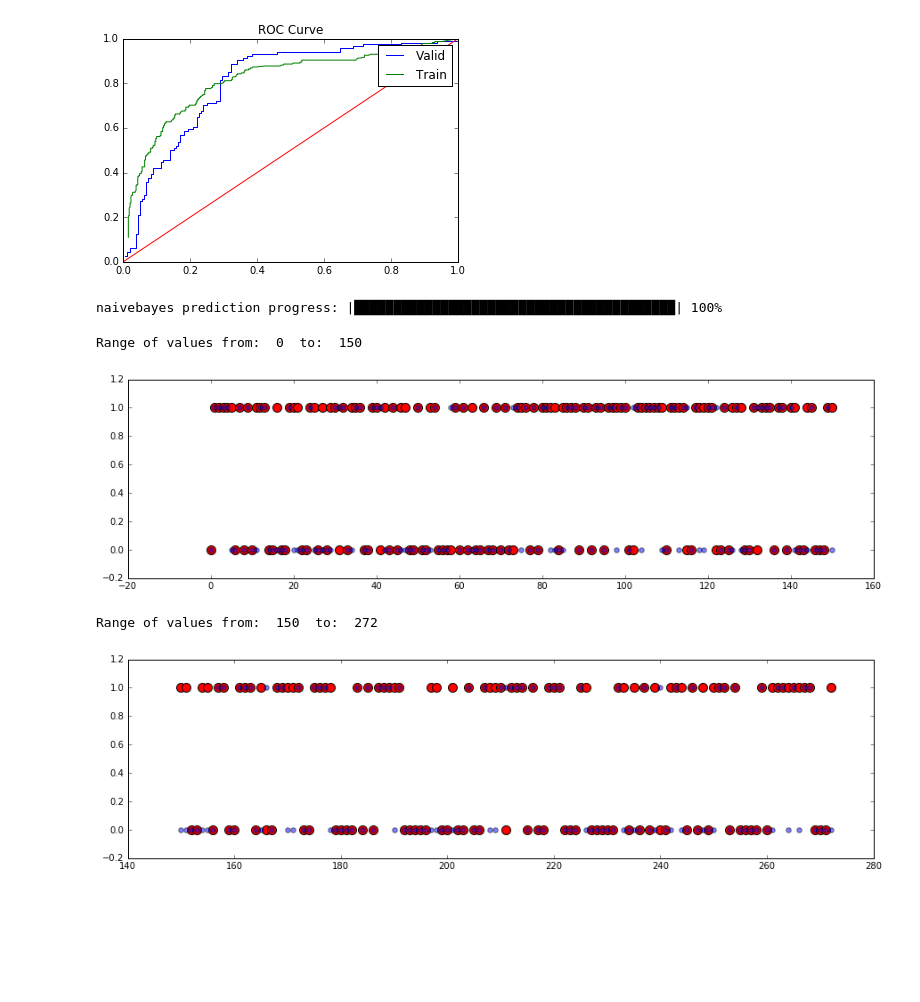
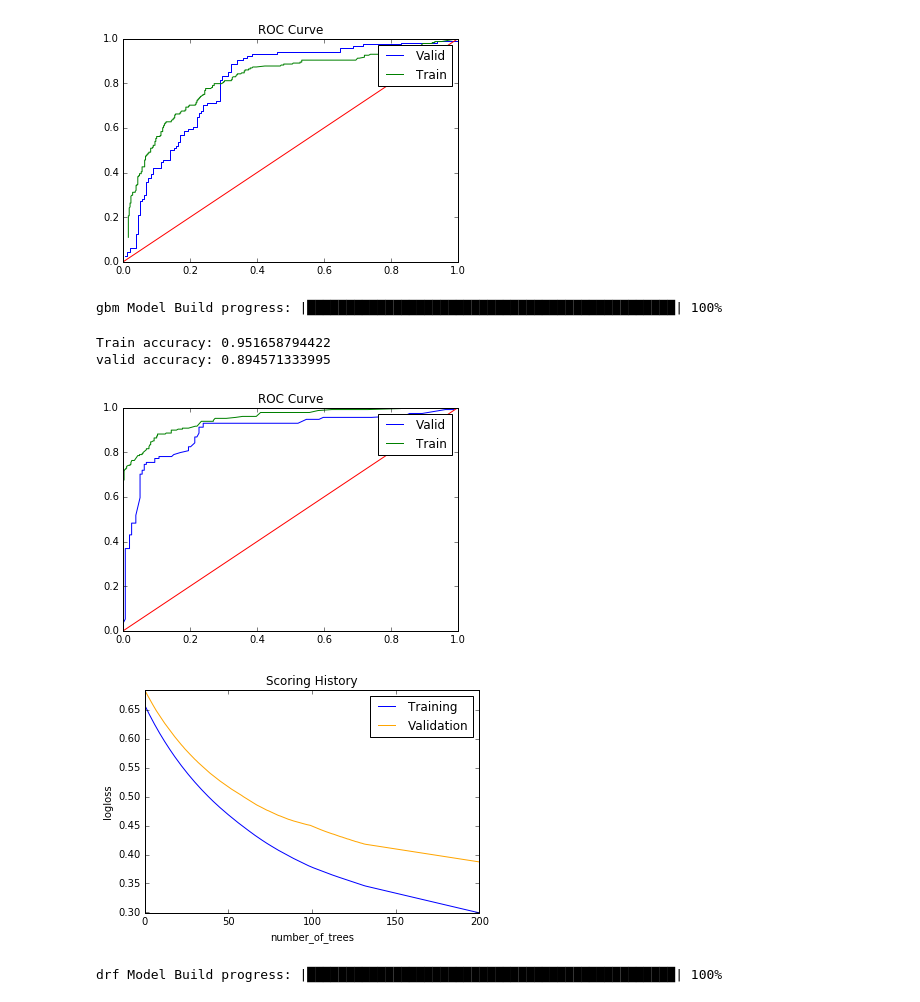
Before and after one commit to hamzafar/titanic_competition, a Jupyter notebook: Visualize the effect of Ensemble Model..ipynb, the cells around one changed output. Cells and saved outputs as stored; diff of their text form; code cells hidden in the pictures; blank space fills up the shorter version.

```diff
--- a/Visualize the effect of Ensemble Model..ipynb
+++ b/Visualize the effect of Ensemble Model..ipynb
@@ -134,6 +135,31 @@ model_performance(my_nb)
 Train accuracy: 0.814524291498
 valid accuracy: 0.806658942955
 [figure]
+# %%
+# Train a GBM
+my_gbm = H2OGradientBoostingEstimator(ntrees=200,
+                                      max_depth=5,
+                                      min_rows=3,
+                                      learn_rate=0.01,
+                                      seed=1,
+                                     model_id="my_gbm",)
+my_gbm.train(x = input_name, y = response, training_frame=hdf_train, validation_frame=hdf_validate)
+# %% [output]
+gbm Model Build progress: |███████████████████████████████████████████████| 100%
+# %%
+model_performance(my_gbm)
+my_gbm.plot()
+# %% [output]
+Train accuracy: 0.951658794422
+valid accuracy: 0.894571333995
+[figure, added]
+[figure, added]
+# %%
+my_rf = H2ORandomForestEstimator(ntrees=100,
+                                 seed=1)
+my_rf.train(x = input_name, y = response, training_frame=hdf_train, validation_frame=hdf_validate)
+# %% [output]
+drf Model Build progress: |███████████████████████████████████████████████| 100%
 # %%
 def get_dataframe(model, data, class_col = 'Survived', predict_col = 'predict'):
     tmp_df = model.predict(data)['predict']
@@ -166,10 +192,6 @@ def plot_misclassified_dynamically(data, start, end, step, x_col, y1_col, y2_col
         Y2 = data.ix[r[i]:r[i+1], y2_col]
 
         plot_misclassified(x=X, y1=Y1, y2=Y2)
-# %%
-pred_df = get_dataframe(my_nb,hdf_validate)
-# %% [output]
-naivebayes prediction progress: |█████████████████████████████████████████| 100%
 # %%
 # This function will take dataframe and number of values each dataframe contains and will draw missclassified charts
 def init_dynamic_plot(data, Step = 150, X_col = 'range', Y1_col = 'predict', Y2_col = 'Survived'):
@@ -181,10 +203,3 @@ def init_dynamic_plot(data, Step = 150, X_col = 'range', Y1_col = 'predict', Y2_
     End = max(data[X_col])
 
     plot_misclassified_dynamically(data=pred_df, start=Start, end=End, step= Step, x_col=X_col, y1_col=Y1_col, y2_col=Y2_col)
-# %%
-init_dynamic_plot(pred_df,150)
-# %% [output]
-Range of values from:  0  to:  150
-[figure, removed]
-Range of values from:  150  to:  272
-[figure, removed]
```
Also changed, not shown: parts of 3 cells of this notebook.
